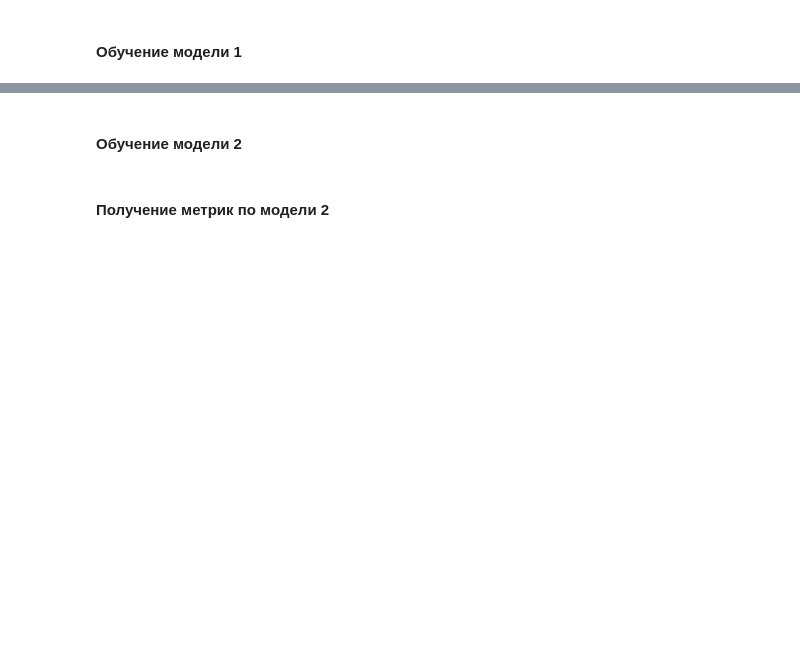
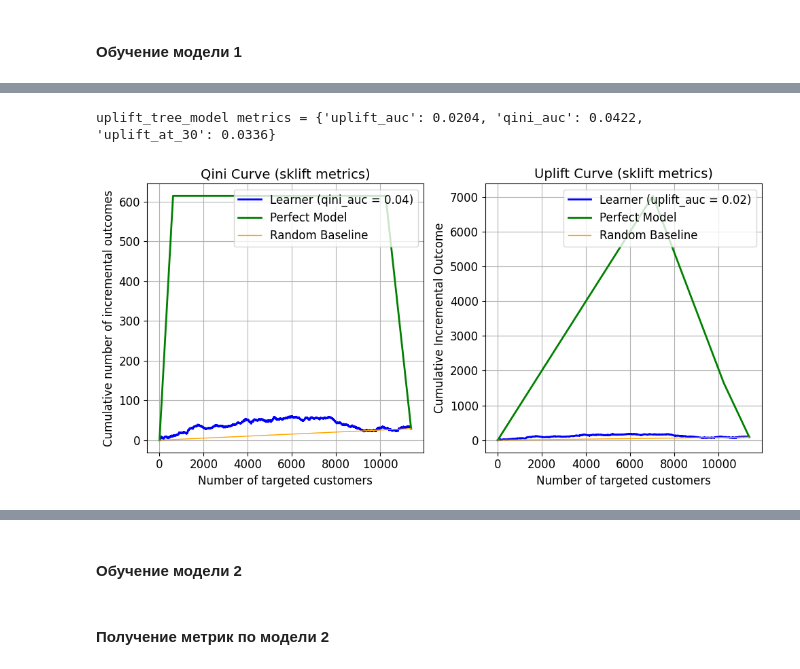
Before and after one commit to khromenko/mle-uplift-final-project-2025, a Jupyter notebook: final_project.ipynb, the cells around one changed output, grey strips where cells are left out. Drawn from its saved outputs; the diff is of its cells as text; code cells hidden in the pictures; blank space fills up the shorter version.

```diff
--- a/final_project.ipynb
+++ b/final_project.ipynb
@@ -1119,3 +1103,20 @@ array([[ 0.05861574],
 # %% [markdown]
 #### Обучение модели 1
+# %%
+from causalml.inference.tree import UpliftRandomForestClassifier
+
+treatment_mapping = {
+    0: 'control',
+    1: 'treatment'
+}
+treat_train_mapped = pd.Series(treat_train).map(treatment_mapping)
+treat_test_mapped = pd.Series(treat_test).map(treatment_mapping)
+
+uplift_tree_model = UpliftRandomForestClassifier(
+    n_estimators=est_params['n_estimators'],
+    max_depth=est_params['max_depth'],
+    random_state=est_params['random_state'],
+    control_name='control'
+)
+uplift_tree_model.fit(X=X_train.values, treatment=treat_train_mapped, y=y_train)
 # %% [markdown]
@@ -1122,0 +1124,5 @@ array([[ 0.05861574],
+# %%
+uplift_tree_pred = uplift_tree_model.predict(X_test.values, full_output=False).squeeze()
+
+# view top 100 elements for descending order sorted result
+np.sort(uplift_tree_pred)[-1:-100:-1]
@@ -1122,0 +1150,26 @@ array([[ 0.05861574],
+# %%
+import json, os
+import utils
+import matplotlib.pyplot as plt
+
+metrics = utils.calc_uplift_metics(y_true=y_test, pred_uplift=uplift_tree_pred, treat_true=treat_test)
+print(f'uplift_tree_model metrics = {metrics}')
+
+model_path = 'models/uplift_tree_model'
+
+# save to file for logging
+os.makedirs(model_path, exist_ok=True)
+with open(f'{model_path}/metrics.json', 'w', encoding='UTF-8') as f:
+    json.dump(metrics, f, indent=4)
+
+# построим графики вручную на основе данных из sklift
+fig, axs = plt.subplots(1, 2, figsize=(10, 5))
+
+utils.plot_qini_curve(y_test, uplift_tree_pred, treat_test, axs=axs[0])
+utils.plot_uplift_curve(y_test, uplift_tree_pred, treat_test, axs=axs[1])
+plt.tight_layout()
+
+fig.savefig(f'{model_path}/qini_uplift_curves.png')
+# %% [output]
+uplift_tree_model metrics = {'uplift_auc': 0.0204, 'qini_auc': 0.0422, 'uplift_at_30': 0.0336}
+[figure, added]
```
Also changed, not shown: parts of 17 cells of this notebook, 6 other files.
